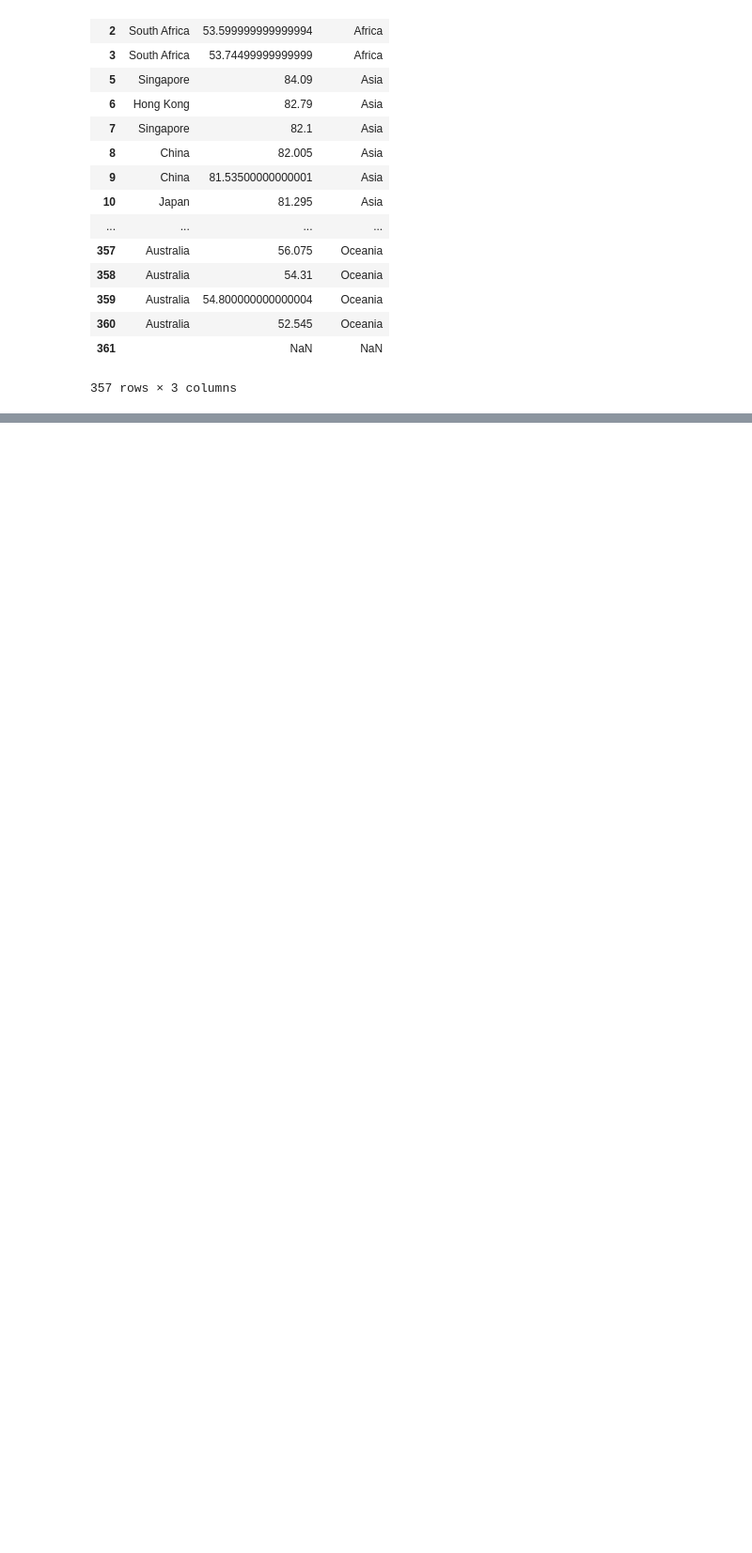
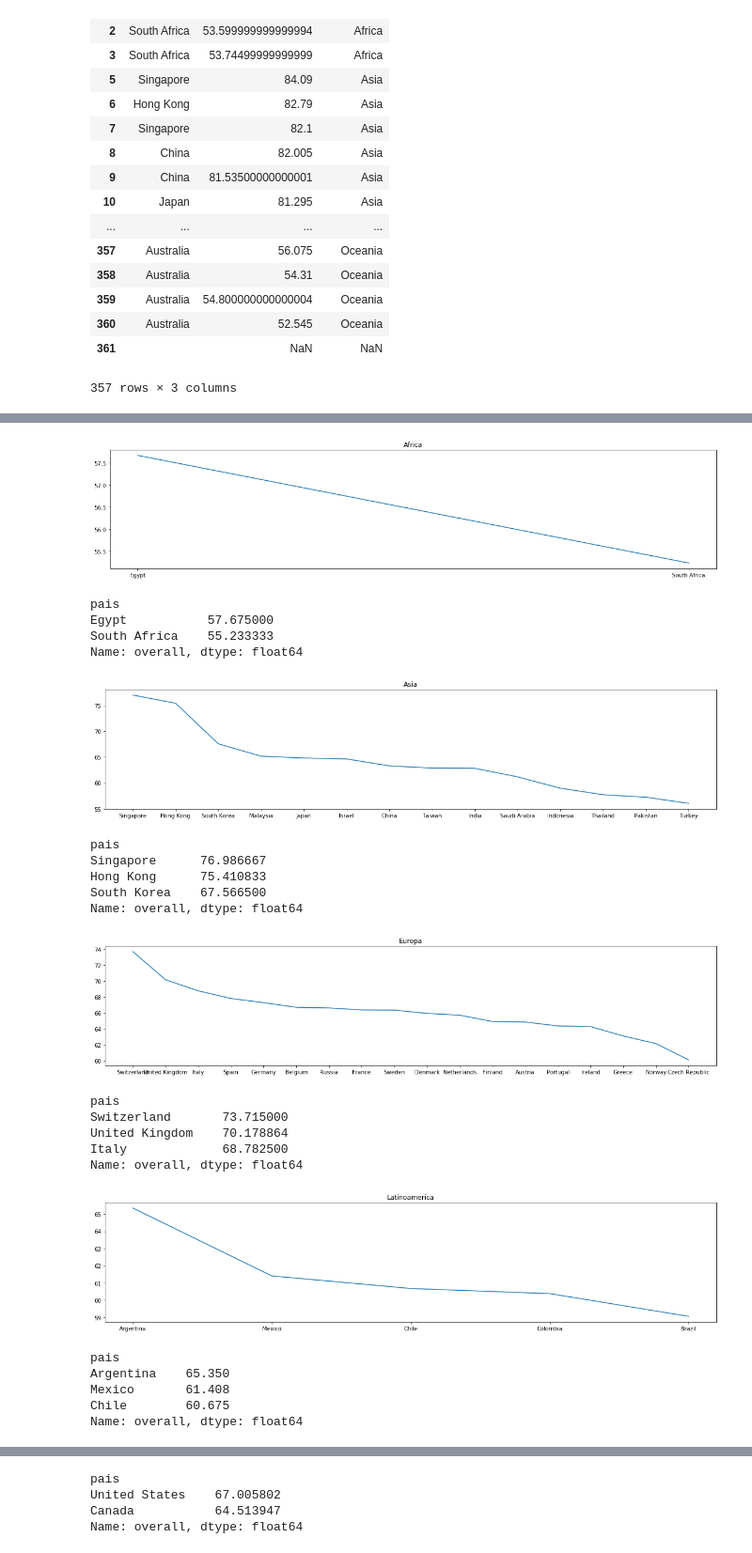
Before and after one commit to ceorellana/exploratorioIncognito, a Jupyter notebook: paisesXranking.ipynb, the cells around one changed output, grey strips where cells are left out. Shown at 94% size. Cells and saved outputs as stored; diff of their text form; code cells hidden in the pictures; blank space fills up the shorter version.

```diff
--- a/paisesXranking.ipynb
+++ b/paisesXranking.ipynb
@@ -167,3 +46,41 @@ Name: overall, dtype: float64
 fig_size = plt.rcParams["figure.figsize"]
 fig_size[0] = 20
 plt.rcParams["figure.figsize"] = fig_size
+# %%
+for continente in paises["continente"].unique():
+    dataframe = paises[paises.continente == continente]
+    df = dataframe.groupby("pais").overall.mean()
+    df = df.sort_values(ascending=False)
+    plt.plot(df.index.values,df)
+    plt.title(continente)
+    plt.show()
+    archivo = open(continente+"/topPaises.txt","w")
+    countries = df.head(3)
+    for i, row in countries.iteritems():
+        archivo.write(i+"\n")
+    archivo.close()
+    print(df.head(3))
+# %% [output]
+[figure, added]
+pais
+Egypt           57.675000
+South Africa    55.233333
+Name: overall, dtype: float64
+[figure, added]
+pais
+Singapore      76.986667
+Hong Kong      75.410833
+South Korea    67.566500
+Name: overall, dtype: float64
+[figure, added]
+pais
+Switzerland       73.715000
+United Kingdom    70.178864
+Italy             68.782500
+Name: overall, dtype: float64
+[figure, added]
+pais
+Argentina    65.350
+Mexico       61.408
+Chile        60.675
+Name: overall, dtype: float64
@@ -169,0 +88,4 @@ plt.rcParams["figure.figsize"] = fig_size
+pais
+United States    67.005802
+Canada           64.513947
+Name: overall, dtype: float64
```
Also changed, not shown: parts of 4 cells of this notebook, 19 other files.
